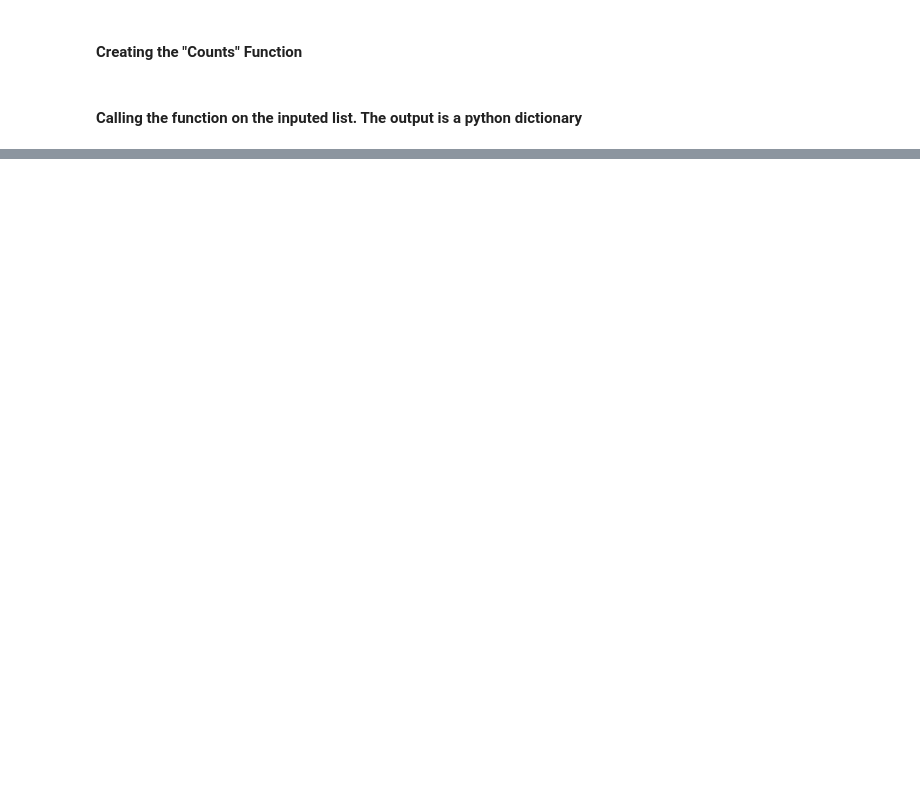
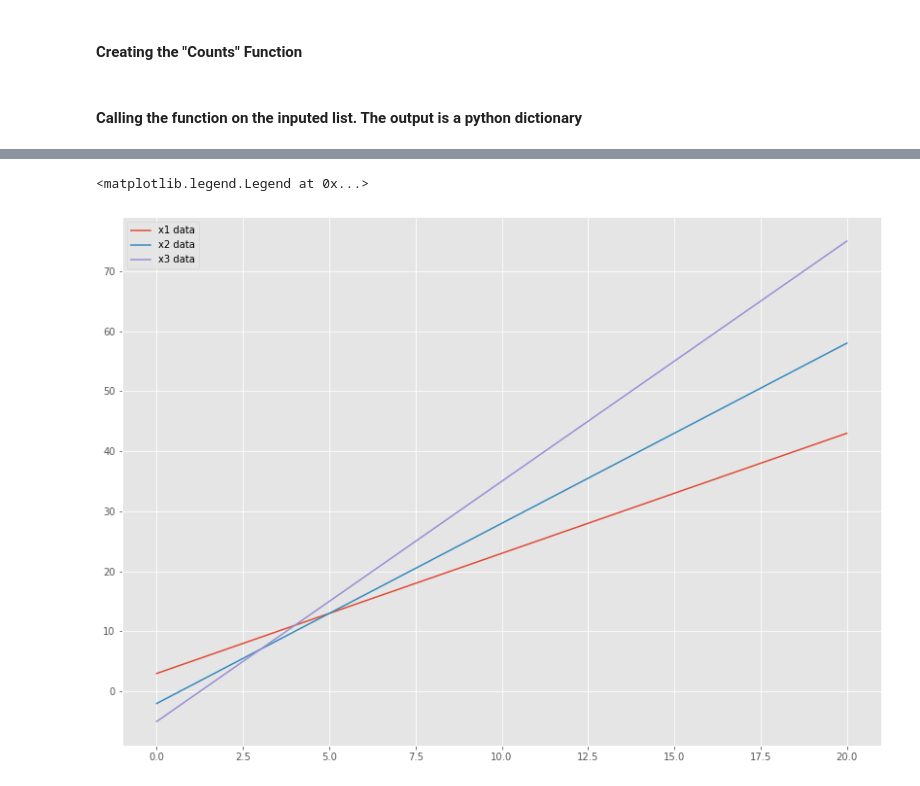
Before and after one commit to killfoley/funddatasks, a Jupyter notebook: Tasks 2020.ipynb, the cells around one changed output, grey strips where cells are left out. Drawn from its saved outputs; the diff is of its cells as text; code cells hidden in the pictures; blank space fills up the shorter version.

```diff
--- a/Tasks 2020.ipynb
+++ b/Tasks 2020.ipynb
@@ -189,0 +230,13 @@ Text(0.5, 0, 'Number of heads')
+# %%
+#generate random x data
+x3 = np.linspace(0,20, num=50)
+#calculate y data
+y3 = 4.0*x3 - 5.0
+#plot all 3 datasets
+plt.plot(x1, y1, label="x1 data")
+plt.plot(x2, y2, label="x2 data")
+plt.plot(x3, y3, label="x3 data")
+plt.legend()
+# %% [output]
+<matplotlib.legend.Legend at 0x...>
+[figure, added]
```
Also changed, not shown: parts of 37 cells of this notebook.
